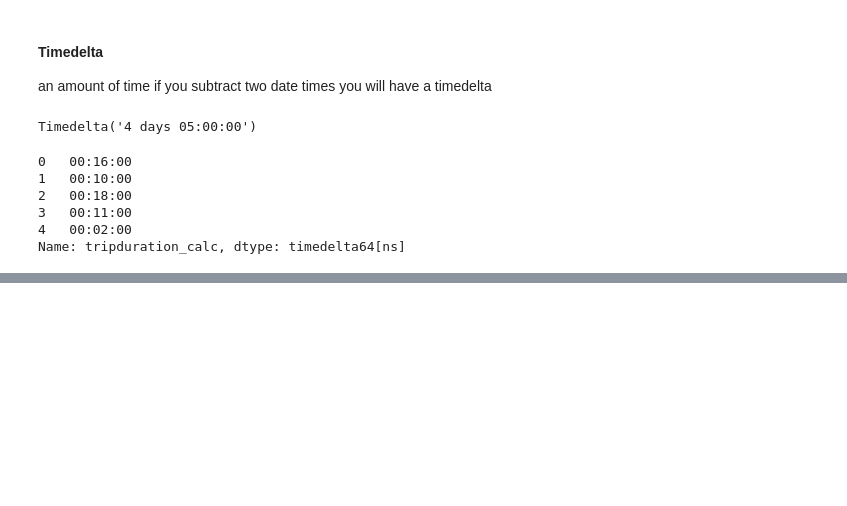
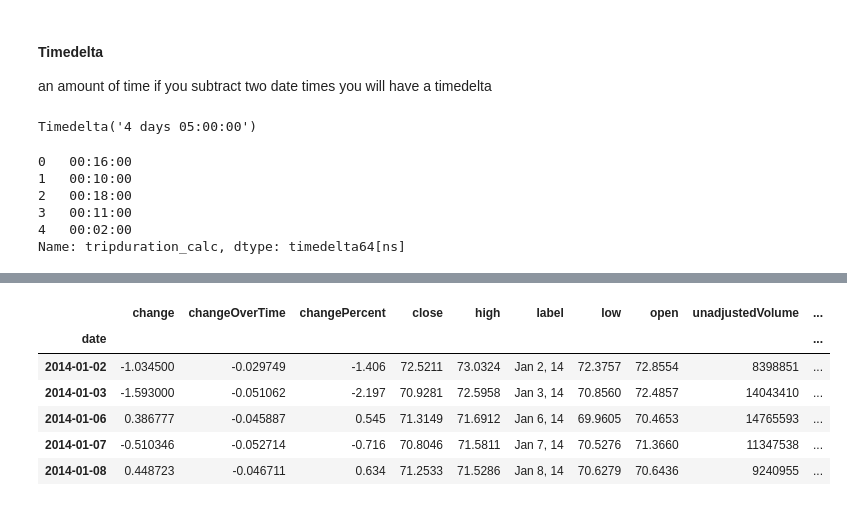
Before and after one commit to estefaniaakers/dunder-data, a Jupyter notebook: dunder-data-bootcamp/04. Time Series/Notes - 04. Time Series.ipynb, the cells around one changed output, grey strips where cells are left out. Saved outputs shown, nothing was run; the diff lists cells and outputs as text; code cells hidden in the pictures; blank space fills up the shorter version.

```diff
--- a/dunder-data-bootcamp/04. Time Series/Notes - 04. Time Series.ipynb
+++ b/dunder-data-bootcamp/04. Time Series/Notes - 04. Time Series.ipynb
@@ -108,0 +161,11 @@ Name: tripduration_calc, dtype: timedelta64[ns]
+# %%
+#PARTIAL STRING MATCHING - get the whole month, if is just the year would be all the transactions on that year
+stocks.loc['2014-01'].head()
+# %% [output]
+|  | change | changeOverTime | changePercent | close | high | label | low | open | unadjustedVolume | ... |
+| date |  |  |  |  |  |  |  |  |  | ... |
+| 2014-01-02 | -1.034500 | -0.029749 | -1.406 | 72.5211 | 73.0324 | Jan 2, 14 | 72.3757 | 72.8554 | 8398851 | ... |
+| 2014-01-03 | -1.593000 | -0.051062 | -2.197 | 70.9281 | 72.5958 | Jan 3, 14 | 70.8560 | 72.4857 | 14043410 | ... |
+| 2014-01-06 | 0.386777 | -0.045887 | 0.545 | 71.3149 | 71.6912 | Jan 6, 14 | 69.9605 | 70.4653 | 14765593 | ... |
+| 2014-01-07 | -0.510346 | -0.052714 | -0.716 | 70.8046 | 71.5811 | Jan 7, 14 | 70.5276 | 71.3660 | 11347538 | ... |
+| 2014-01-08 | 0.448723 | -0.046711 | 0.634 | 71.2533 | 71.5286 | Jan 8, 14 | 70.6279 | 70.6436 | 9240955 | ... |
```
Also changed, not shown: parts of 19 cells of this notebook.
